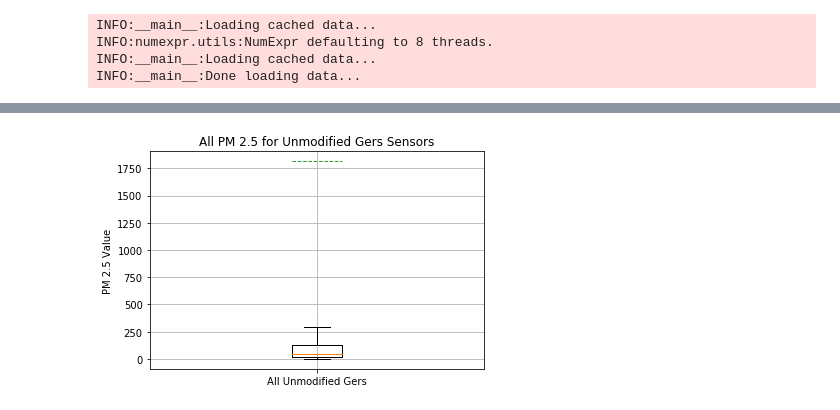
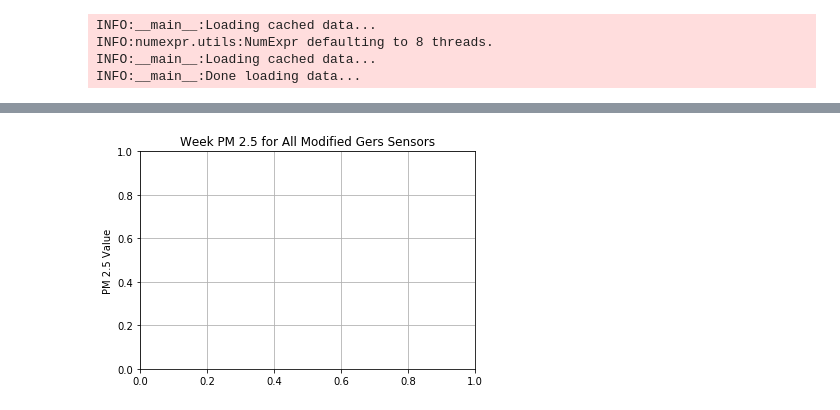
Before and after one commit to ylehilds/analyzing-mongolia-air-quality-daily-trend, a Jupyter notebook: unmodified/unmodified.ipynb, the cells around one changed output, grey strips where cells are left out. Cells and saved outputs as stored; diff of their text form; code cells hidden in the pictures.

Commit message:
after done with all clean up

```diff
--- a/unmodified/unmodified.ipynb
+++ b/unmodified/unmodified.ipynb
@@ -90,61 +90,74 @@ INFO:numexpr.utils:NumExpr defaulting to 8 threads.
 INFO:__main__:Loading cached data...
 INFO:__main__:Done loading data...
 # %%
-# all_unmodified_gers_sensors - This is the working boxplot for all_unmodified_gers_sensors Mongolia deployed sensors
+# all_modified_gers - This is the working boxplot for all_modified_gers only Mongolia deployed sensors
 # https://stackoverflow.com/questions/22800079/converting-time-zone-pandas-dataframe
 # https://pandas.pydata.org/pandas-docs/version/0.23.4/generated/pandas.DataFrame.between_time.html
 
+# Don't include sensors: FL, IA, KS, MB, NB, NJ, NL, OR, WA, WY
+# Look more closely at: NE, NS
+
 from IPython.core.debugger import set_trace
 # https://matplotlib.org/3.1.3/gallery/statistics/boxplot_color.html
-data = gold_data
 print(data.index[1])
-# data = data.tz_convert(None)
-# data.index = data.index.tz_localize('GMT')
 data.index = data.index.tz_convert('Asia/Ulaanbaatar')
 print(data.index[1])
 
-labels = ['All Unmodified Gers']
+labels = ['All Modified Gers']
 plt.xlabel('')
 plt.ylabel('PM 2.5 Value')
-plt.title('All PM 2.5 for Unmodified Gers Sensors')
+plt.title('Week PM 2.5 for All Modified Gers Sensors')
 plt.grid(True)
 days = ['05', '06', '07', '08', '09', '10', '11']
-data = data[data.pm2_5 >= 0]
+
+# Clean up data this way:
+data.loc[data['pm2_5'] > 1000, 'pm2_5'] = 1000
+data.loc[data['pm2_5'] < 0, 'pm2_5'] = 0
+# data['pm2_5'] = np.where(data['pm2_5'] >= 5000, 5000, data['pm2_5'])
+
 data = data[data.location_name == 'Mongolia']
-unmodified_gers = ['NJ', 'NS', 'NU', 'OK', 'OR', 'PA', 'RI', 'SD', 'UT', 'VA', 'WI']
-data = data[(data.name == unmodified_gers[0]) | (data.name == unmodified_gers[1]) | (data.name == unmodified_gers[2]) | (data.name == unmodified_gers[3]) | (data.name == unmodified_gers[4]) | (data.name == unmodified_gers[5]) | (data.name == unmodified_gers[6]) | (data.name == unmodified_gers[7]) | (data.name == unmodified_gers[8]) | (data.name == unmodified_gers[9]) | (data.name == unmodified_gers[10])]
 
-# find the gers where the pm2.5 is above 1000
-above_one_hundred_gers = data[data.pm2_5 >= 1000]
-above_one_hundred_sensors_names = []
-for name, sensor_data in above_one_hundred_gers.groupby("name"):
-    above_one_hundred_sensors_names.append(name)
-print("All Sensors names above 1000:", above_one_hundred_sensors_names)
-print ("how many data points are above 1000: ", len(above_one_hundred_gers))
-print ("how many data points overall: ", len(data))
+# start clean up data mode when in office or switched from outdoor to indoor or vice versa
 
-# end of find the gers where the pm2.5 is above 1000
+# -------------------------- In Office ----------------------------------------------------------------------------------------------------------------------------
+ak = data[data.index < '2020-02-15'].groupby("name").get_group('AK')
+co = data[data.index < '2020-02-15'].groupby("name").get_group('CO')
+ky = data[data.index < '2020-02-15'].groupby("name").get_group('KY')
 
-all_sensors_names = []
-for name, sensor_data in data.groupby("name"):
-    all_sensors_names.append(name)
-print("All Sensors names:", all_sensors_names)
+# mb = data[data.index < '2020-02-15'].groupby("name").get_group('MB')
+# mb = mb[(mb.index < '2020-01-26') | (mb.index >= '2020-02-04')]
 
-day_names = data.index.day_name()
-print(type(day_names))
-print(day_names[:10])
+# nj = data[(data.index < '2020-01-28') | (data.index >= '2020-02-04')].groupby("name").get_group('NJ')
+nu = data[(data.index < '2020-01-26') | (data.index >= '2020-02-04')].groupby("name").get_group('NU')
+# oregon = data[(data.index < '2020-01-26') | (data.index >= '2020-02-04')].groupby("name").get_group('OR')
+pe = data[(data.index < '2020-02-11')].groupby("name").get_group('PE') #outdoor sensor we are no longer using these sensors data
+# wy = data[(data.index < '2020-02-11')].groupby("name").get_group('WY')
 
-all_unmodified_gers_sensors = [data['pm2_5']]
-print('{} list size: {}'.format(labels[0], len(data['pm2_5'])))
-results = plt.boxplot(all_unmodified_gers_sensors, showfliers=False, labels=labels, showmeans=True, meanline=True)
+# --------------------------------------- Switched ---------------------------------------------------------------------------------------------------------------
 
-# print(results)
-print('whiskers: ', [item.get_ydata()[1] for item in results['whiskers']])
-print('caps: ', [item.get_ydata()[1] for item in results['caps']])
-print('boxes: ', [item.get_ydata()[1] for item in results['boxes']])
-print('medians: ', [item.get_ydata()[1] for item in results['medians']])
-print('means: ', [item.get_ydata()[1] for item in results['means']])
-print('fliers: ', [item.get_ydata()[1] for item in results['fliers']])
+ab = data[(data.index > '2020-01-28') & (data.index <= '2020-02-14')].groupby("name").get_group('AB') # outdoor sensor we are no longer using these sensors data before but will use after the switch to indoor
+ns = data[(data.index >= '2020-01-28')].groupby("name").get_group('NS') # outdoor sensor we are no longer using these sensors data before but will use after the switch to indoor
+# oregon = oregon[(oregon.index >= '2020-01-28')] # outdoor sensor we are no longer using these sensors data before but will use after the switch to indoor
+ut = data[(data.index >= '2020-01-29')].groupby("name").get_group('UT') # outdoor sensor we are no longer using these sensors data before but will use after the switch to indoor
 
-data = gold_data
+# finish clean up data mode when in office or switched from outdoor to indoor or vice versa
+# ------------------------------------------------------------------------------------------------------------------------------------------------------
+
+modified_gers = ['AL', 'AR', 'AZ', 'CA', 'CT', 'DE', 'ID', 'IL', 'LA', 'MA', 'MD', 'ME', 'MI', 'MN', 'MS', 'MT', 'NC', 'NH', 'NM', 'GA', 'ND', 'NE']
+modified_gers_data = data[(data.name == modified_gers[0]) | (data.name == modified_gers[1]) | (data.name == modified_gers[2]) | (data.name == modified_gers[3]) | (data.name == modified_gers[4]) | (data.name == modified_gers[5]) | (data.name == modified_gers[6]) | (data.name == modified_gers[7]) | (data.name == modified_gers[8]) | (data.name == modified_gers[9]) | (data.name == modified_gers[10]) | (data.name == modified_gers[11]) | (data.name == modified_gers[12]) | (data.name == modified_gers[13]) | (data.name == modified_gers[14]) | (data.name == modified_gers[15]) | (data.name == modified_gers[16]) | (data.name == modified_gers[17]) | (data.name == modified_gers[18]) | (data.name == modified_gers[19]) | (data.name == modified_gers[20]) | (data.name == modified_gers[21])]
+modified_gers_data = modified_gers_data.append(ak)
+modified_gers_data = modified_gers_data.append(co)
+modified_gers_data = modified_gers_data.append(ky)
+# unmodified_gers = ['NJ', 'NS', 'NU', 'OK', 'OR', 'PA', 'RI', 'SD', 'UT', 'VA', 'WI']
+# unmodified_gers_data = data[(data.name == unmodified_gers[0]) | (data.name == unmodified_gers[1]) | (data.name == unmodified_gers[2]) | (data.name == unmodified_gers[3]) | (data.name == unmodified_gers[4]) | (data.name == unmodified_gers[5]) | (data.name == unmodified_gers[6]) | (data.name == unmodified_gers[7]) | (data.name == unmodified_gers[8]) | (data.name == unmodified_gers[9]) | (data.name == unmodified_gers[10])]
+
+unmodified_gers = ['OK', 'PA', 'RI', 'SD', 'VA', 'WI']
+unmodified_gers_data = data[(data.name == unmodified_gers[0]) | (data.name == unmodified_gers[1]) | (data.name == unmodified_gers[2]) | (data.name == unmodified_gers[3]) | (data.name == unmodified_gers[4]) | (data.name == unmodified_gers[5])]
+unmodified_gers_data = unmodified_gers_data.append(ab)
+# unmodified_gers_data = unmodified_gers_data.append(mb)
+# unmodified_gers_data = unmodified_gers_data.append(nj)
+unmodified_gers_data = unmodified_gers_data.append(nu)
+unmodified_gers_data = unmodified_gers_data.append(ns)
+# unmodified_gers_data = unmodified_gers_data.append(oregon)
+unmodified_gers_data = unmodified_gers_data.append(ut)
 # %% [output]
@@ -168 +166 @@ fliers:  []
-[figure, old version]
+[figure, new version]
```
Also changed, not shown: parts of 6 cells of this notebook, 1 other file.
